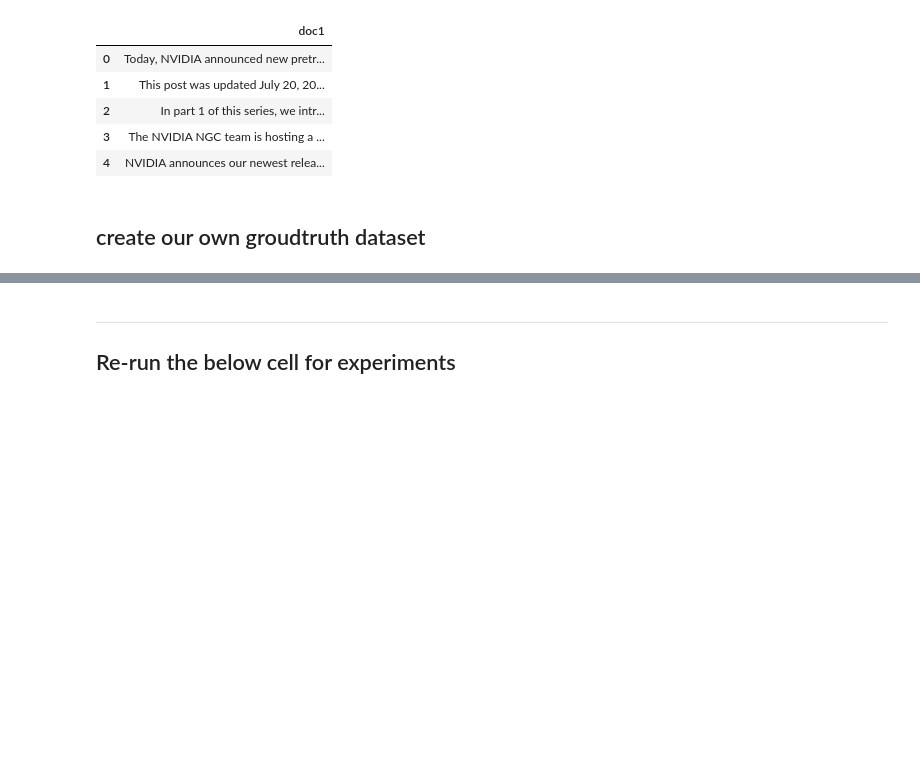
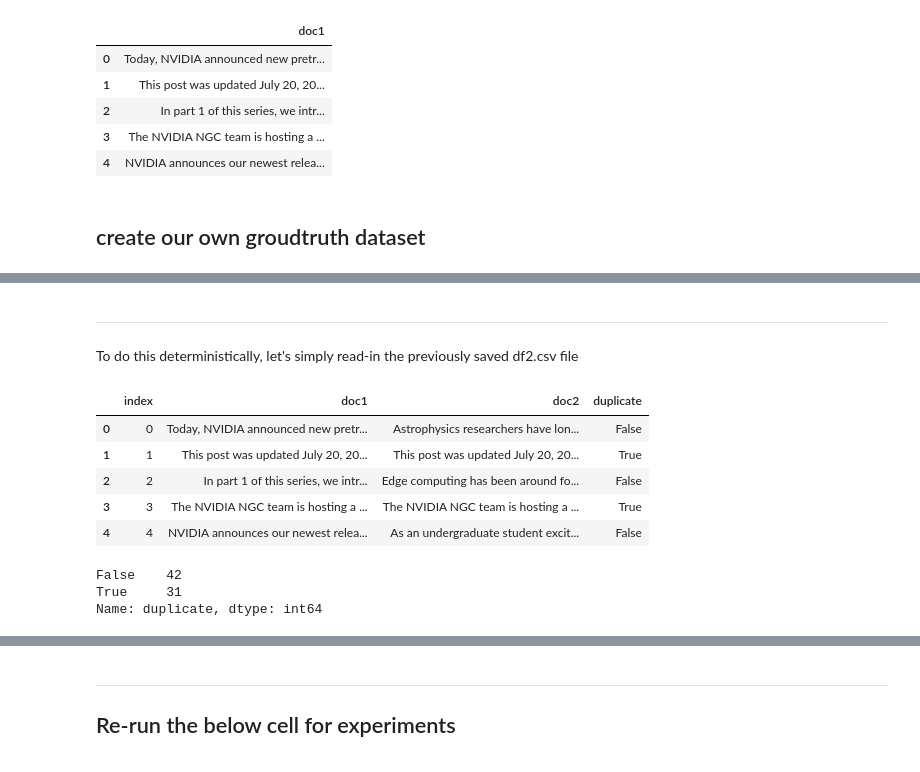
Before and after one commit to openhackathons-org/gpubootcamp, a Jupyter notebook: ai/Megatron/English/Python/jupyter_notebook/Megatron-LM/tools/openwebtext/Day3-2_SentenceBoundary_and_Deduplicate.ipynb, the cells around one changed output, grey strips where cells are left out. Cells and saved outputs as stored; diff of their text form; code cells hidden in the pictures; blank space fills up the shorter version.

```diff
--- a/ai/Megatron/English/Python/jupyter_notebook/Megatron-LM/tools/openwebtext/Day3-2_SentenceBoundary_and_Deduplicate.ipynb
+++ b/ai/Megatron/English/Python/jupyter_notebook/Megatron-LM/tools/openwebtext/Day3-2_SentenceBoundary_and_Deduplicate.ipynb
@@ -292,0 +296,21 @@ df3.to_csv('groundtruth.txt', sep='\t', index=False,header=False)
+# %% [markdown]
+---
+To do this deterministically, let's simply read-in the previously saved df2.csv file
+# %%
+## to do this deterministically , let's read in the saved df2.csv file
+df2=pd.read_csv('df2.csv', names=['index', 'doc1', 'doc2', 'duplicate'], skiprows=1)
+df2.head()
+# %% [output]
+|  | index | doc1 | doc2 | duplicate |
+| 0 | 0 | Today, NVIDIA announced new pretr... | Astrophysics researchers have lon... | False |
+| 1 | 1 | This post was updated July 20, 20... | This post was updated July 20, 20... | True |
+| 2 | 2 | In part 1 of this series, we intr... | Edge computing has been around fo... | False |
+| 3 | 3 | The NVIDIA NGC team is hosting a ... | The NVIDIA NGC team is hosting a ... | True |
+| 4 | 4 | NVIDIA announces our newest relea... | As an undergraduate student excit... | False |
+# %%
+## this is our groundtruth, count duplicate == Truth is 31
+df2.duplicate.value_counts()
+# %% [output]
+False    42
+True     31
+Name: duplicate, dtype: int64
```
Also changed, not shown: parts of 19 cells of this notebook, 7 other files.
